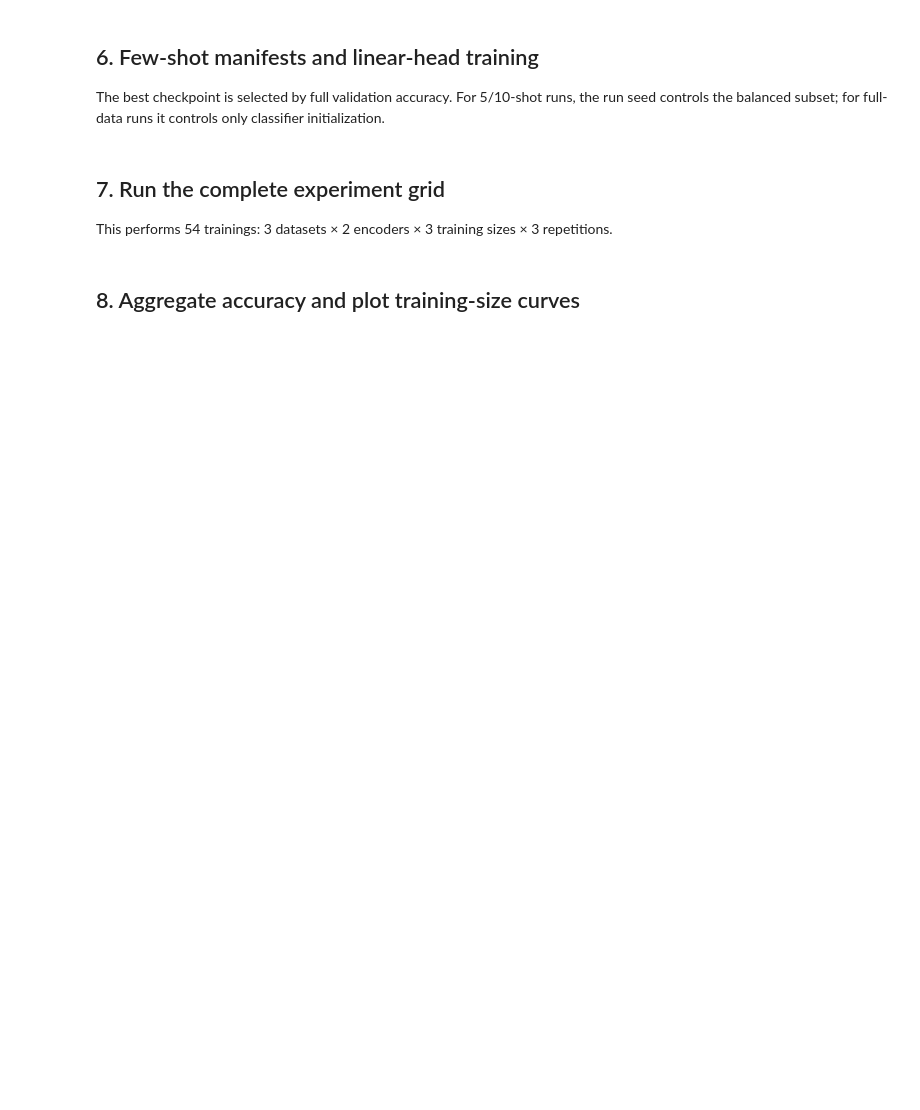
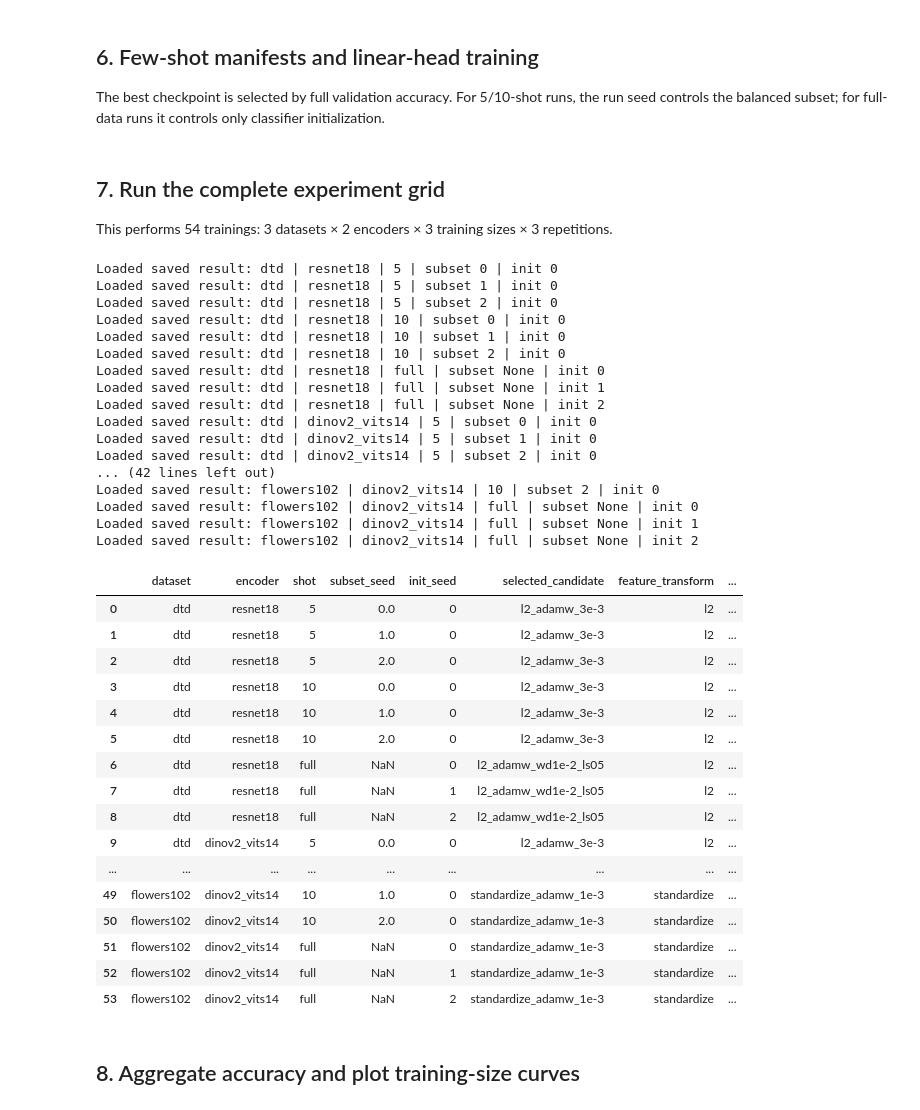
Before and after one commit to aishadahesh/Flow-Matching, a Jupyter notebook: 01_linear_probe.ipynb, the cells around one changed output. Saved outputs shown, nothing was run; the diff lists cells and outputs as text; code cells hidden in the pictures; blank space fills up the shorter version.

```diff
--- a/01_linear_probe.ipynb
+++ b/01_linear_probe.ipynb
@@ -377,37 +375,76 @@ def load_completed_run(dataset_name, encoder_name, shot, subset_seed, init_seed,
     metrics_path, history_path, pred_path, config_path = run_dir / 'metrics.json', run_dir / 'history.csv', run_dir / 'test_predictions.npy', run_dir / 'config.json'
     if not (metrics_path.exists() and history_path.exists() and pred_path.exists() and config_path.exists()):
         return None
-    saved_config = json.loads(config_path.read_text())
+    try:
+        saved_config = json.loads(config_path.read_text())
+        metrics = json.loads(metrics_path.read_text())
+        history = pd.read_csv(history_path).to_dict('records')
+        test_pred = torch.from_numpy(np.load(pred_path))
+    except (OSError, UnicodeDecodeError, json.JSONDecodeError, pd.errors.EmptyDataError, ValueError, EOFError) as exc:
+        print(f'Ignoring invalid cached run: {run_dir} ({exc})')
+        return None
     if saved_config.get('input_dim') != expected_input_dim or saved_config.get('num_classes') != expected_num_classes:
         return None
-    metrics = json.loads(metrics_path.read_text())
-    history = pd.read_csv(history_path).to_dict('records')
-    test_pred = torch.from_numpy(np.load(pred_path))
     return metrics, history, test_pred
 
 all_results, histories, predictions = [], {}, {}
 for dataset_name, encoder_name in ENABLED_PAIRS:
     bank = feature_bank[(dataset_name, encoder_name)]
     expected_input_dim = bank['train']['features'].shape[1]
     expected_num_classes = len(bank['train']['classes'])
     for shot in SHOT_SETTINGS:
         repetitions = [(s, 0) for s in SUBSET_SEEDS] if shot != 'full' else [(None, s) for s in INIT_SEEDS]
         selected_candidate = None
         for subset_seed, init_seed in repetitions:
             run_key = subset_seed if shot != 'full' else init_seed
             cached = None if FORCE_RETRAIN else load_completed_run(dataset_name, encoder_name, shot, subset_seed, init_seed, expected_input_dim, expected_num_classes)
             if cached is not None:
                 metrics, history, pred = cached
                 print(f'Loaded saved result: {dataset_name} | {encoder_name} | {shot} | subset {subset_seed} | init {init_seed}')
             else:
                 print(f'\n{dataset_name} | {encoder_name} | {shot} | subset {subset_seed} | init {init_seed}')
                 metrics, history, pred = train_linear_run(bank, dataset_name, encoder_name, shot, subset_seed, init_seed, candidate=selected_candidate)
             if selected_candidate is None:
                 selected_candidate = next((c for c in CANDIDATES if c['name'] == metrics['selected_candidate']), None)
             all_results.append(metrics); histories[(dataset_name, encoder_name, str(shot), run_key)] = history; predictions[(dataset_name, encoder_name, str(shot), run_key)] = pred
 results_df = pd.DataFrame(all_results)
 results_df.to_csv(OUTPUT_ROOT / 'run_metrics.csv', index=False)
 display(results_df)
+# %% [output]
+Loaded saved result: dtd | resnet18 | 5 | subset 0 | init 0
+Loaded saved result: dtd | resnet18 | 5 | subset 1 | init 0
+Loaded saved result: dtd | resnet18 | 5 | subset 2 | init 0
+Loaded saved result: dtd | resnet18 | 10 | subset 0 | init 0
+Loaded saved result: dtd | resnet18 | 10 | subset 1 | init 0
+Loaded saved result: dtd | resnet18 | 10 | subset 2 | init 0
+Loaded saved result: dtd | resnet18 | full | subset None | init 0
+Loaded saved result: dtd | resnet18 | full | subset None | init 1
+Loaded saved result: dtd | resnet18 | full | subset None | init 2
+Loaded saved result: dtd | dinov2_vits14 | 5 | subset 0 | init 0
+Loaded saved result: dtd | dinov2_vits14 | 5 | subset 1 | init 0
+Loaded saved result: dtd | dinov2_vits14 | 5 | subset 2 | init 0
+... (42 lines left out)
+Loaded saved result: flowers102 | dinov2_vits14 | 10 | subset 2 | init 0
+Loaded saved result: flowers102 | dinov2_vits14 | full | subset None | init 0
+Loaded saved result: flowers102 | dinov2_vits14 | full | subset None | init 1
+Loaded saved result: flowers102 | dinov2_vits14 | full | subset None | init 2
+|  | dataset | encoder | shot | subset_seed | init_seed | selected_candidate | feature_transform | ... |
+| 0 | dtd | resnet18 | 5 | 0.0 | 0 | l2_adamw_3e-3 | l2 | ... |
+| 1 | dtd | resnet18 | 5 | 1.0 | 0 | l2_adamw_3e-3 | l2 | ... |
+| 2 | dtd | resnet18 | 5 | 2.0 | 0 | l2_adamw_3e-3 | l2 | ... |
+| 3 | dtd | resnet18 | 10 | 0.0 | 0 | l2_adamw_3e-3 | l2 | ... |
+| 4 | dtd | resnet18 | 10 | 1.0 | 0 | l2_adamw_3e-3 | l2 | ... |
+| 5 | dtd | resnet18 | 10 | 2.0 | 0 | l2_adamw_3e-3 | l2 | ... |
+| 6 | dtd | resnet18 | full | NaN | 0 | l2_adamw_wd1e-2_ls05 | l2 | ... |
+| 7 | dtd | resnet18 | full | NaN | 1 | l2_adamw_wd1e-2_ls05 | l2 | ... |
+| 8 | dtd | resnet18 | full | NaN | 2 | l2_adamw_wd1e-2_ls05 | l2 | ... |
+| 9 | dtd | dinov2_vits14 | 5 | 0.0 | 0 | l2_adamw_3e-3 | l2 | ... |
+| ... | ... | ... | ... | ... | ... | ... | ... | ... |
+| 49 | flowers102 | dinov2_vits14 | 10 | 1.0 | 0 | standardize_adamw_1e-3 | standardize | ... |
+| 50 | flowers102 | dinov2_vits14 | 10 | 2.0 | 0 | standardize_adamw_1e-3 | standardize | ... |
+| 51 | flowers102 | dinov2_vits14 | full | NaN | 0 | standardize_adamw_1e-3 | standardize | ... |
+| 52 | flowers102 | dinov2_vits14 | full | NaN | 1 | standardize_adamw_1e-3 | standardize | ... |
+| 53 | flowers102 | dinov2_vits14 | full | NaN | 2 | standardize_adamw_1e-3 | standardize | ... |
 # %% [markdown]
 ## 8. Aggregate accuracy and plot training-size curves
 # %%
```
Also changed, not shown: parts of 6 cells of this notebook, 4 other files.
